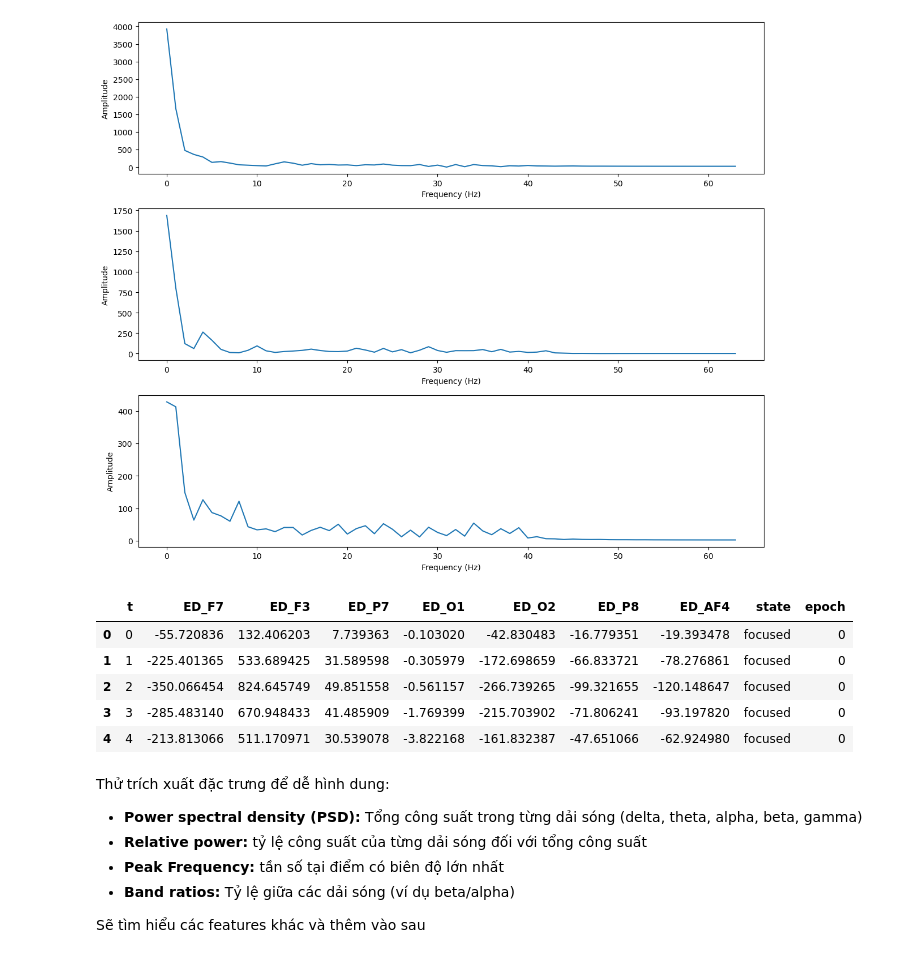
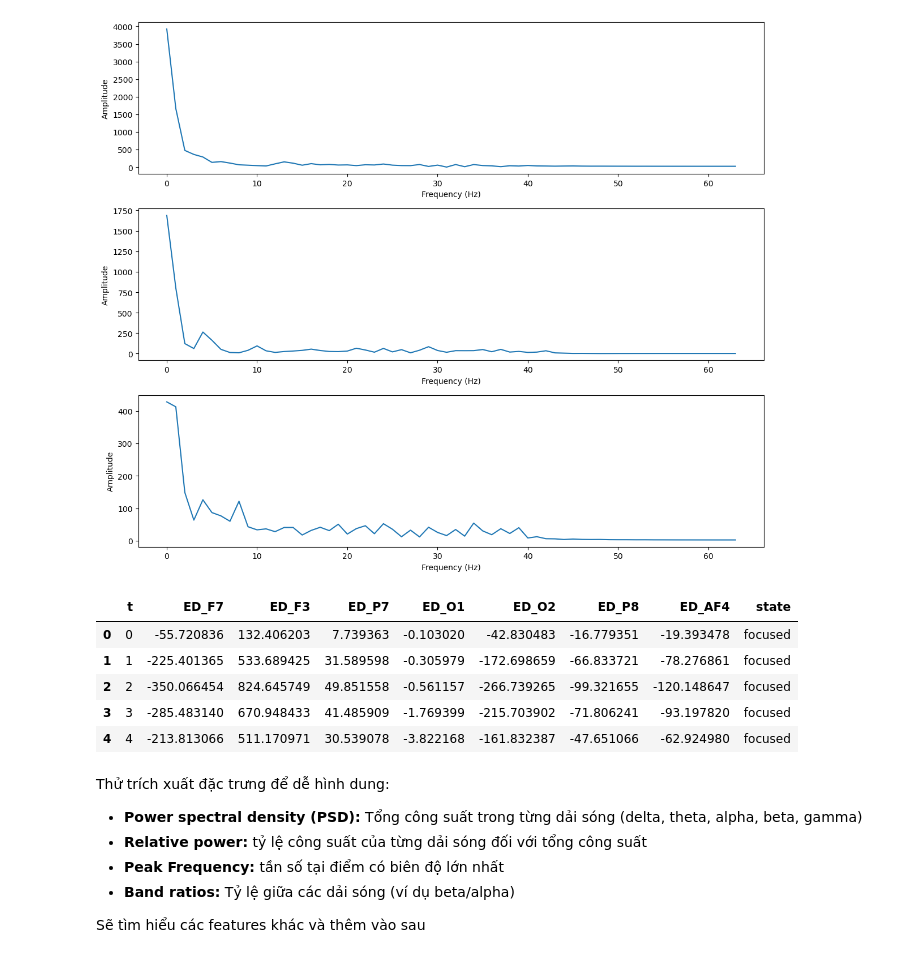
Before and after one commit to letruongzzio/Mental-Attention-States-Classification-Using-EEG-Data, a Jupyter notebook: features_engineering.ipynb, the cells around one changed output. Drawn from its saved outputs; the diff is of its cells as text; code cells hidden in the pictures.

```diff
--- a/features_engineering.ipynb
+++ b/features_engineering.ipynb
@@ -83,18 +83,18 @@ viz_nepochs_state(channel, num_epochs, state='drownsy')
 # %%
 # useful channel
 useful_channels = ['ED_F7','ED_F3','ED_P7','ED_O1','ED_O2','ED_P8','ED_AF4']
 # then useful_columns is
-useful_columns = ['t', 'ED_F7','ED_F3','ED_P7','ED_O1','ED_O2','ED_P8','ED_AF4', 'state', 'epoch']
+useful_columns = ['t', 'ED_F7','ED_F3','ED_P7','ED_O1','ED_O2','ED_P8','ED_AF4', 'state']
+
+df = df[useful_columns]
+df.head()
+# %% [output]
+|  | t | ED_F7 | ED_F3 | ED_P7 | ED_O1 | ED_O2 | ED_P8 | ED_AF4 | state |
+| 0 | 0 | -55.720836 | 132.406203 | 7.739363 | -0.103020 | -42.830483 | -16.779351 | -19.393478 | focused |
+| 1 | 1 | -225.401365 | 533.689425 | 31.589598 | -0.305979 | -172.698659 | -66.833721 | -78.276861 | focused |
+| 2 | 2 | -350.066454 | 824.645749 | 49.851558 | -0.561157 | -266.739265 | -99.321655 | -120.148647 | focused |
+| 3 | 3 | -285.483140 | 670.948433 | 41.485909 | -1.769399 | -215.703902 | -71.806241 | -93.197820 | focused |
+| 4 | 4 | -213.813066 | 511.170971 | 30.539078 | -3.822168 | -161.832387 | -47.651066 | -62.924980 | focused |
-# %%
-df = df[useful_columns]
-df.head()
-# %% [output]
-|  | t | ED_F7 | ED_F3 | ED_P7 | ED_O1 | ED_O2 | ED_P8 | ED_AF4 | state | epoch |
-| 0 | 0 | -55.720836 | 132.406203 | 7.739363 | -0.103020 | -42.830483 | -16.779351 | -19.393478 | focused | 0 |
-| 1 | 1 | -225.401365 | 533.689425 | 31.589598 | -0.305979 | -172.698659 | -66.833721 | -78.276861 | focused | 0 |
-| 2 | 2 | -350.066454 | 824.645749 | 49.851558 | -0.561157 | -266.739265 | -99.321655 | -120.148647 | focused | 0 |
-| 3 | 3 | -285.483140 | 670.948433 | 41.485909 | -1.769399 | -215.703902 | -71.806241 | -93.197820 | focused | 0 |
-| 4 | 4 | -213.813066 | 511.170971 | 30.539078 | -3.822168 | -161.832387 | -47.651066 | -62.924980 | focused | 0 |
 # %% [markdown]
 Thử trích xuất đặc trưng để dễ hình dung:
 - **Power spectral density (PSD):** Tổng công suất trong từng dải sóng (delta, theta, alpha, beta, gamma)
```
Also changed, not shown: parts of 9 cells of this notebook.
